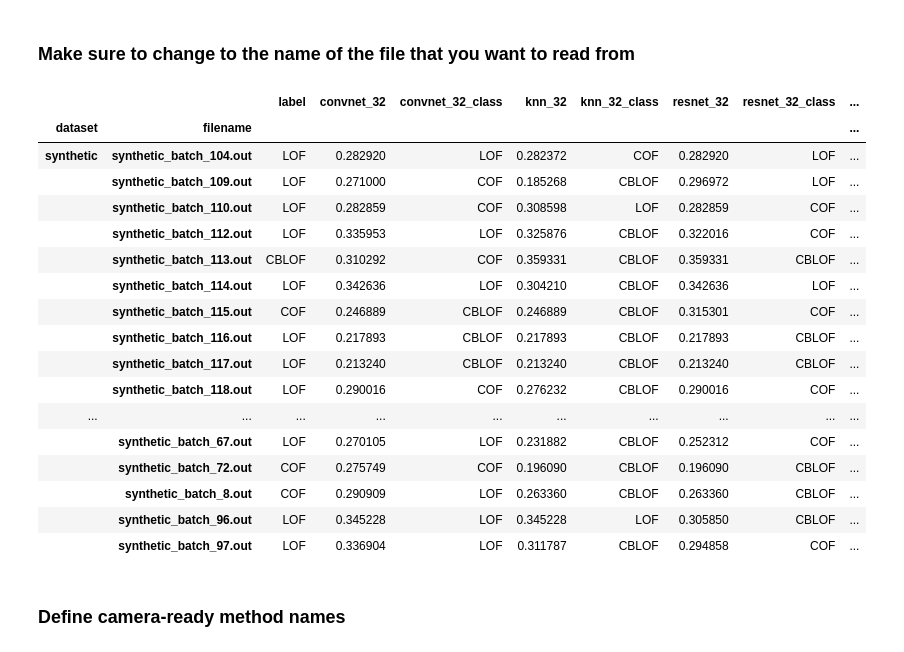
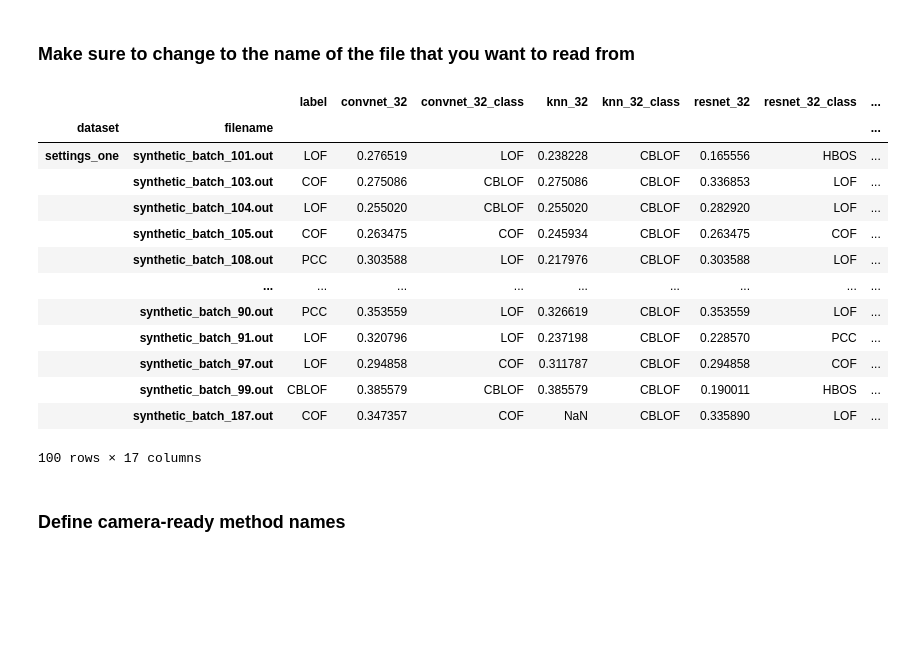
Before and after one commit to doanthihoaithu/MSAD, a Jupyter notebook: experiments/accuracy_analysis/accuracy_vs_detection_mts.ipynb, the cells around one changed output. Cells and saved outputs as stored; diff of their text form; code cells hidden in the pictures; blank space fills up the shorter version.

```diff
--- a/experiments/accuracy_analysis/accuracy_vs_detection_mts.ipynb
+++ b/experiments/accuracy_analysis/accuracy_vs_detection_mts.ipynb
@@ -15,34 +15,30 @@ sns.reset_defaults()
 # %%
 # Read file
 measure_name = 'AUC_PR'
 # Uncomment this command and all plt.savefig(...) commands to save the generated figures
 # figure_path = 'dummy/path/{}.svg'
 
-df = pd.read_csv('../../results_mts/execution_time/all_accuracy_{}.csv'.format(measure_name))
+df = pd.read_csv('../../results_mts/accuracy/all_accuracy_{}.csv'.format(measure_name))
 if 'Unnamed: 0' in df.columns:
     df = df.drop(labels='Unnamed: 0', axis=1)
 
 df = df.set_index(['dataset', 'filename'])
 df
 # %% [output]
 |  |  | label | convnet_32 | convnet_32_class | knn_32 | knn_32_class | resnet_32 | resnet_32_class | ... |
 | dataset | filename |  |  |  |  |  |  |  | ... |
-| synthetic | synthetic_batch_104.out | LOF | 0.282920 | LOF | 0.282372 | COF | 0.282920 | LOF | ... |
-|  | synthetic_batch_109.out | LOF | 0.271000 | COF | 0.185268 | CBLOF | 0.296972 | LOF | ... |
-|  | synthetic_batch_110.out | LOF | 0.282859 | COF | 0.308598 | LOF | 0.282859 | COF | ... |
-|  | synthetic_batch_112.out | LOF | 0.335953 | LOF | 0.325876 | CBLOF | 0.322016 | COF | ... |
-|  | synthetic_batch_113.out | CBLOF | 0.310292 | COF | 0.359331 | CBLOF | 0.359331 | CBLOF | ... |
-|  | synthetic_batch_114.out | LOF | 0.342636 | LOF | 0.304210 | CBLOF | 0.342636 | LOF | ... |
-|  | synthetic_batch_115.out | COF | 0.246889 | CBLOF | 0.246889 | CBLOF | 0.315301 | COF | ... |
-|  | synthetic_batch_116.out | LOF | 0.217893 | CBLOF | 0.217893 | CBLOF | 0.217893 | CBLOF | ... |
-|  | synthetic_batch_117.out | LOF | 0.213240 | CBLOF | 0.213240 | CBLOF | 0.213240 | CBLOF | ... |
-|  | synthetic_batch_118.out | LOF | 0.290016 | COF | 0.276232 | CBLOF | 0.290016 | COF | ... |
-| ... | ... | ... | ... | ... | ... | ... | ... | ... | ... |
-|  | synthetic_batch_67.out | LOF | 0.270105 | LOF | 0.231882 | CBLOF | 0.252312 | COF | ... |
-|  | synthetic_batch_72.out | COF | 0.275749 | COF | 0.196090 | CBLOF | 0.196090 | CBLOF | ... |
-|  | synthetic_batch_8.out | COF | 0.290909 | LOF | 0.263360 | CBLOF | 0.263360 | CBLOF | ... |
-|  | synthetic_batch_96.out | LOF | 0.345228 | LOF | 0.345228 | LOF | 0.305850 | CBLOF | ... |
-|  | synthetic_batch_97.out | LOF | 0.336904 | LOF | 0.311787 | CBLOF | 0.294858 | COF | ... |
+| settings_one | synthetic_batch_101.out | LOF | 0.276519 | LOF | 0.238228 | CBLOF | 0.165556 | HBOS | ... |
+|  | synthetic_batch_103.out | COF | 0.275086 | CBLOF | 0.275086 | CBLOF | 0.336853 | LOF | ... |
+|  | synthetic_batch_104.out | LOF | 0.255020 | CBLOF | 0.255020 | CBLOF | 0.282920 | LOF | ... |
+|  | synthetic_batch_105.out | COF | 0.263475 | COF | 0.245934 | CBLOF | 0.263475 | COF | ... |
+|  | synthetic_batch_108.out | PCC | 0.303588 | LOF | 0.217976 | CBLOF | 0.303588 | LOF | ... |
+|  | ... | ... | ... | ... | ... | ... | ... | ... | ... |
+|  | synthetic_batch_90.out | PCC | 0.353559 | LOF | 0.326619 | CBLOF | 0.353559 | LOF | ... |
+|  | synthetic_batch_91.out | LOF | 0.320796 | LOF | 0.237198 | CBLOF | 0.228570 | PCC | ... |
+|  | synthetic_batch_97.out | LOF | 0.294858 | COF | 0.311787 | CBLOF | 0.294858 | COF | ... |
+|  | synthetic_batch_99.out | CBLOF | 0.385579 | CBLOF | 0.385579 | CBLOF | 0.190011 | HBOS | ... |
+|  | synthetic_batch_187.out | COF | 0.347357 | COF | NaN | CBLOF | 0.335890 | LOF | ... |
+100 rows × 17 columns
 # %%
 # Set up methods' colors
 methods_colors = {
```
Also changed, not shown: parts of 5 cells of this notebook, 1 other file.
